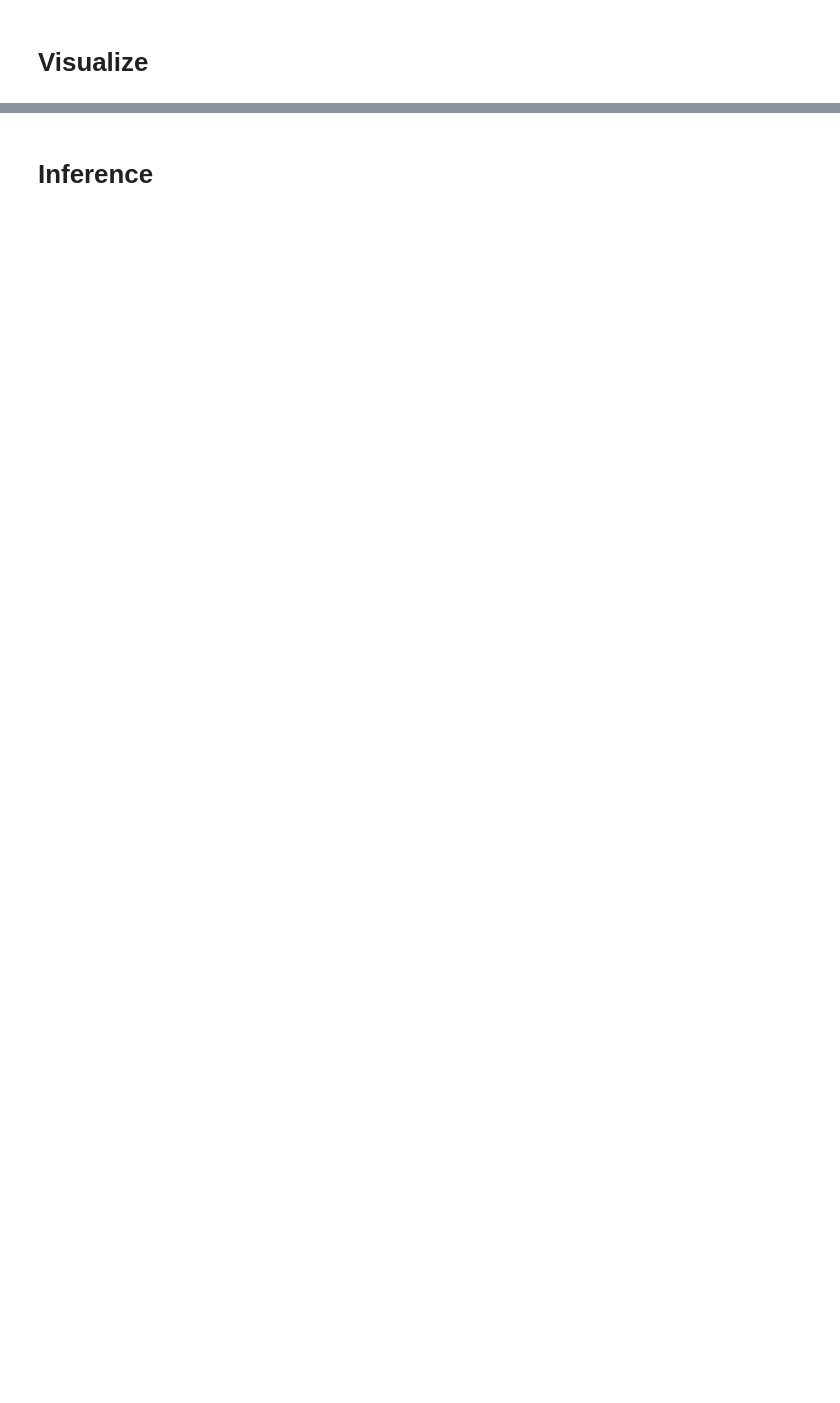
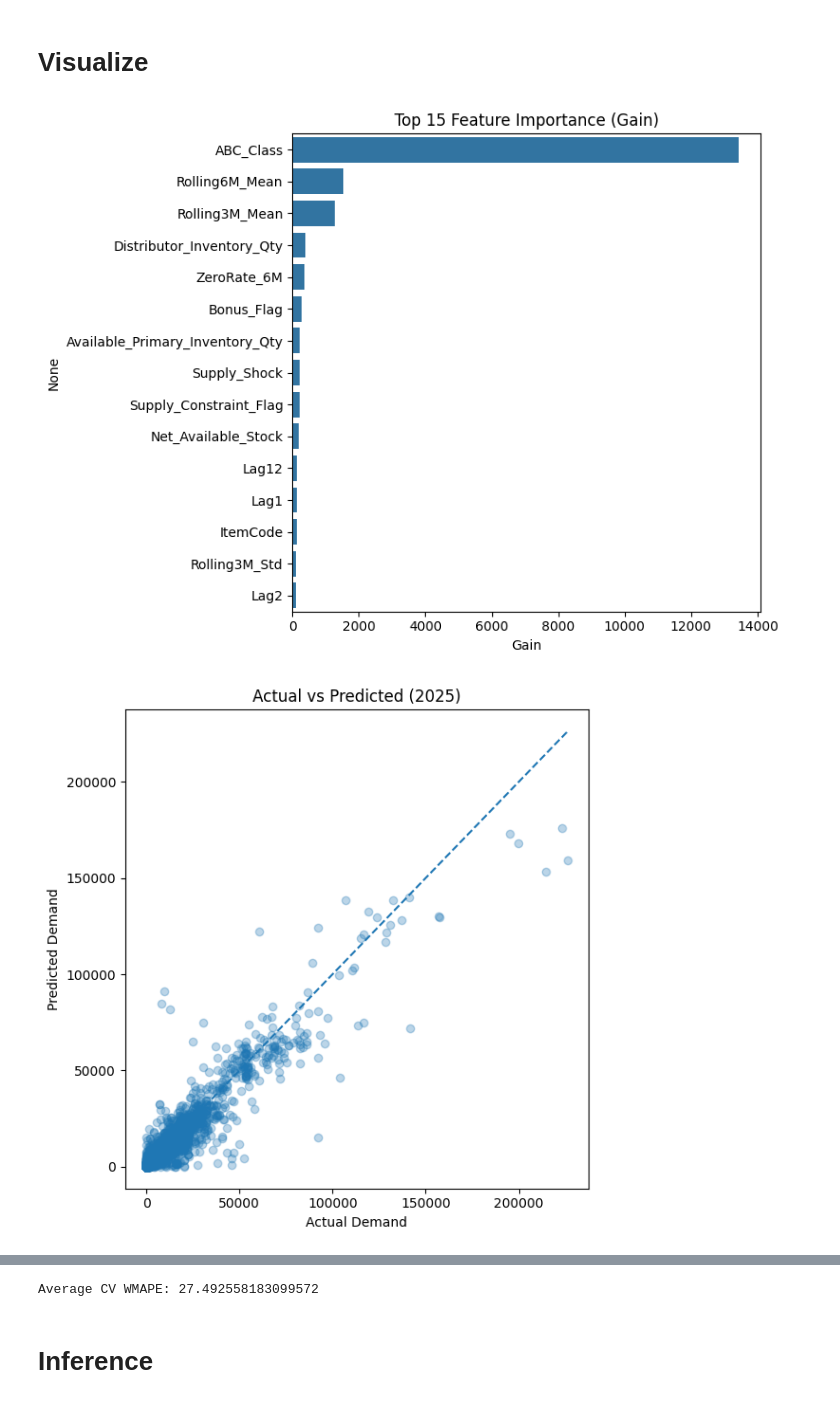
Before and after one commit to dhanu902/Agentic-AI-for-Pharma-Stockout-Problem, a Jupyter notebook: notebooks/Forecast_Model/XGBoost_Model.ipynb, the cells around one changed output, grey strips where cells are left out. Cells and saved outputs as stored; diff of their text form; code cells hidden in the pictures; blank space fills up the shorter version.

```diff
--- a/notebooks/Forecast_Model/XGBoost_Model.ipynb
+++ b/notebooks/Forecast_Model/XGBoost_Model.ipynb
@@ -124,11 +137,3 @@ Data["Rolling3M_Std_Eff"] = (
     Data.groupby("ItemCode")["Effective_Demand"]
         .transform(lambda x: x.rolling(3, min_periods=1).std().shift(1))
 ).fillna(0)
-
-# Bonus intensity - Z-score spike detection
-Data["Z_Score"] = ((Data["Effective_Demand"] - Data["Rolling3M_Avg"]) / (Data["Rolling3M_Std_Eff"] + 1))
-
-# Future demand drop validation - Forward validation drop
-Data["Next_Month_Drop"] = (
-    Data.groupby("ItemCode")["Effective_Demand"].shift(-1) < 0.7 * Data["Effective_Demand"]
-).fillna(False)
@@ -313,7 +416,9 @@ FEATURE_COLS = [
     "Bonus_Shock","Supply_Shock",
     "Available_Primary_Inventory_Qty",
     "Distributor_Inventory_Qty",
-    "Blocked_Stock_Qty"
+    "Blocked_Stock_Qty",
+    "ZeroRate_6M",
+    "Net_Available_Stock", "Stock_Cover_Months"
 ]
 
 '''Don't use Next_Month_Drop as Feature'''
@@ -583,6 +935,6 @@ Best Params: {'tweedie_variance_power': 1.549707037583555, 'n_estimators': 1076,
 ### Final Production Train
 # %%
 # Final Production Train (<= 2024 → Test 2025)
-final_model, test_2025, itemcode_categories, abc_map = train_final_and_test_2025(Data, FEATURE_COLS, TARGET_COL, best_params)
+final_model, test_2025, itemcode_categories, abc_map, caps = train_final_and_test_2025(Data, FEATURE_COLS, TARGET_COL, best_params)
 # %% [output]
 ========== FINAL MODEL → 2025 ==========
@@ -597,0 +951,16 @@ dtype: float64
+# %%
+best_feats, best_model, best_test, best_metrics, prune_log = iterative_feature_prune(
+    Data=Data,
+    start_features=FEATURE_COLS,
+    target_col=TARGET_COL,
+    best_params=best_params,
+    drop_k=2,
+    min_features=12,
+    max_rounds=8,
+    tolerance=0.0,   # strict improvement only
+    n_repeats=5
+)
+
+print("✅ Best Metrics:", best_metrics)
+print("✅ Best Features:", best_feats)
+print(prune_log)
@@ -762,16 +1167,19 @@ def walk_forward_validation(data, feature_cols, params):
 
     print("Average CV WMAPE:", np.mean(scores))
 # %%
-plot_feature_importance(final_model)
+plot_feature_importance(best_model)
 
-plot_actual_vs_pred(test_2025["Target"], test_2025["Pred"])
+plot_actual_vs_pred(best_test["Target"], best_test["Pred"])
 
-plot_error_distribution(test_2025["Target"], test_2025["Pred"])
+plot_error_distribution(best_test["Target"], best_test["Pred"])
 
-plot_time_series_monthly(test_2025)
+plot_time_series_monthly(best_test)
 
-plot_abc_performance(test_2025)
+plot_abc_performance(best_test)
 
-plot_top_error_skus(test_2025)
+plot_top_error_skus(best_test)
 
-walk_forward_validation(Data, FEATURE_COLS, best_params)
+walk_forward_validation(Data, best_feats, best_params)
+# %% [output]
+[figure, added]
+[figure, added]
@@ -777,0 +1195 @@ walk_forward_validation(Data, FEATURE_COLS, best_params)
+Average CV WMAPE: 27.492558183099572
```
Also changed, not shown: parts of 32 cells of this notebook, 18 other files.
